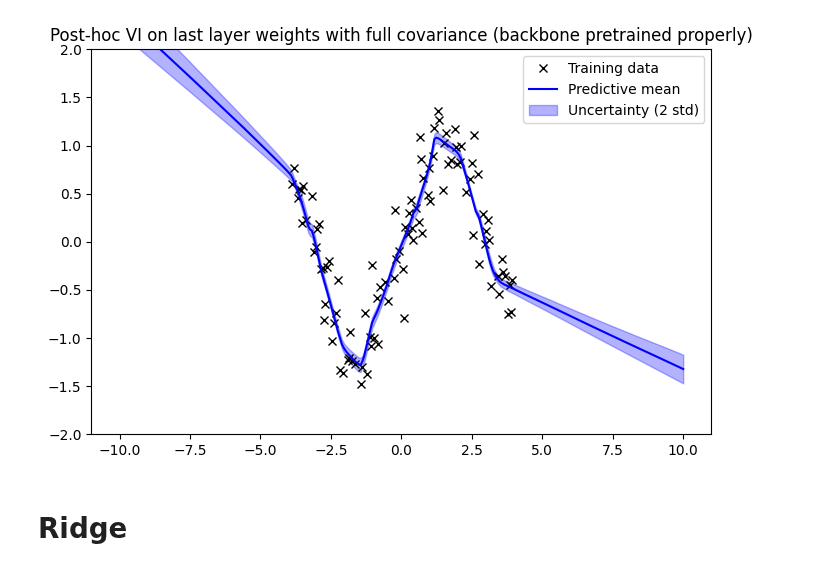
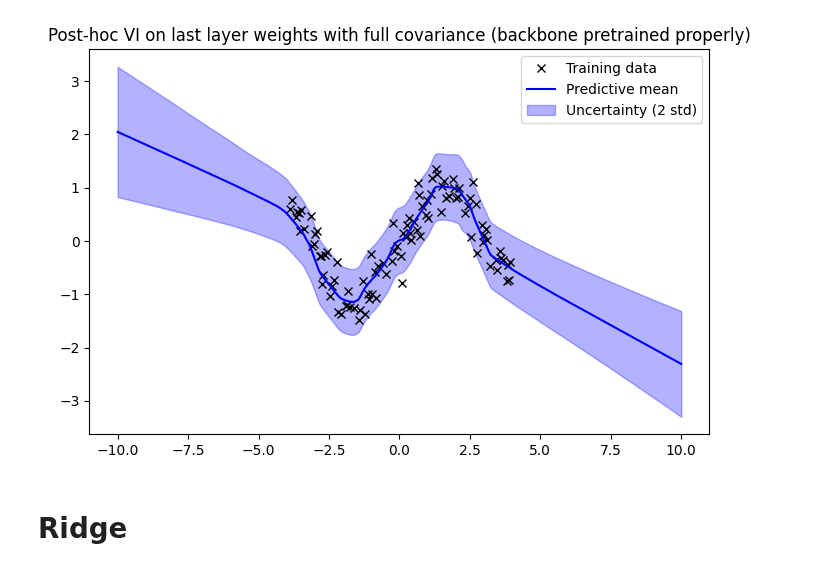
Before and after one commit to clarahoffmann/last-layer-inf, a Jupyter notebook: src/vi_closed.ipynb, the cells around one changed output. Cells and saved outputs as stored; diff of their text form; code cells hidden in the pictures.

```diff
--- a/src/vi_closed.ipynb
+++ b/src/vi_closed.ipynb
@@ -179,24 +81,30 @@ with torch.no_grad():
 # %%
+
 last_layer_vi = LastLayerVIClosedForm(dim_last_layer=Psi.shape[1], dim_output=1)
 optimizer_vi = Adam(last_layer_vi.parameters(), lr=1e-2)
 num_epochs = 10000
-sigma_eps_sq = 0.1**2
+sigma_eps_sq = sigma_eps**2
 
 elbos = []
 for epoch in range(num_epochs):
     optimizer_vi.zero_grad()
 
+    # compute y_hat with current var. parameters
     pred_y_mu= last_layer_vi.forward_det(Psi)
 
-    L = last_layer_vi.get_L().squeeze()
-    Sigma_w = L @ L.T
+    # get current covariance of var. distribution
+    L = last_layer_vi.get_L().squeeze() # Cholesky factor
+    Sigma_w = L @ L.T # actual covariance matrix
 
+    # get kl term
     kl = last_layer_vi.kl_divergence()
 
+    # get likelihood term
     log_likelihood = (-0.5 * Psi.shape[0] * torch.log(2 * torch.pi * torch.tensor(sigma_eps_sq)) \
         - 0.5  * torch.sum((ys_train - pred_y_mu) ** 2 / sigma_eps_sq) \
             - 0.5 *( torch.diagonal(Psi @ Sigma_w @ Psi.T).sum())/ sigma_eps_sq)
 
+    # combine for final ELBO
     elbo = (
         log_likelihood
         - kl
@@ -234,30 +153,23 @@ plt.yscale('symlog')
+# %%
+X_test = torch.linspace(-10,10, 300).unsqueeze(1)
+Psi_test = lli_net.get_ll_embedd(X_test)
+pred_mean = (Psi_test @  last_layer_vi.mu.T).detach().numpy().squeeze()
+L  = last_layer_vi.get_L()
+Z = Psi_test @ L.squeeze()
+pred_std = torch.sqrt((Z ** 2).sum(dim=1) + sigma_eps_sq).detach().numpy()
 # %%
-
-# Plot
-last_layer_vi.eval()
-with torch.no_grad():
-    X_test = torch.linspace(-10,10, 300).unsqueeze(1)
-    features_test = lli_net.get_ll_embedd(X_test)
-    preds_samples = []
-    for _ in range(100):
-        preds, _ = last_layer_vi.forward_sample(features_test)
-        preds_samples.append(preds.squeeze())
-    preds_samples = torch.stack(preds_samples)
-    mean_pred = preds_samples.mean(dim=0)
-    std_pred = preds_samples.std(dim=0)
-
 plt.figure(figsize=(8,5))
-plt.ylim(-2,2)
+#plt.ylim(-2,2)
 plt.plot(xs_train.numpy(), ys_train.numpy(), 'kx', label='Training data')
-plt.plot(X_test.numpy(), mean_pred.numpy(), 'b', label='Predictive mean')
+plt.plot(X_test.numpy(), pred_mean, 'b', label='Predictive mean')
 plt.fill_between(X_test.squeeze().numpy(),
-                 mean_pred.numpy() - 2 * std_pred.numpy(),
-                mean_pred.numpy() + 2 * std_pred.numpy(),
+                 pred_mean - 2 * pred_std,
+                pred_mean + 2 * pred_std,
                  color='blue', alpha=0.3, label='Uncertainty (2 std)')
 plt.legend()
 plt.title("Post-hoc VI on last layer weights with full covariance (backbone pretrained properly)")
 plt.show()
 # %% [output]
-[figure, old version]
+[figure, new version]
 # %% [markdown]
 # Ridge
```
Also changed, not shown: parts of 45 cells of this notebook.
